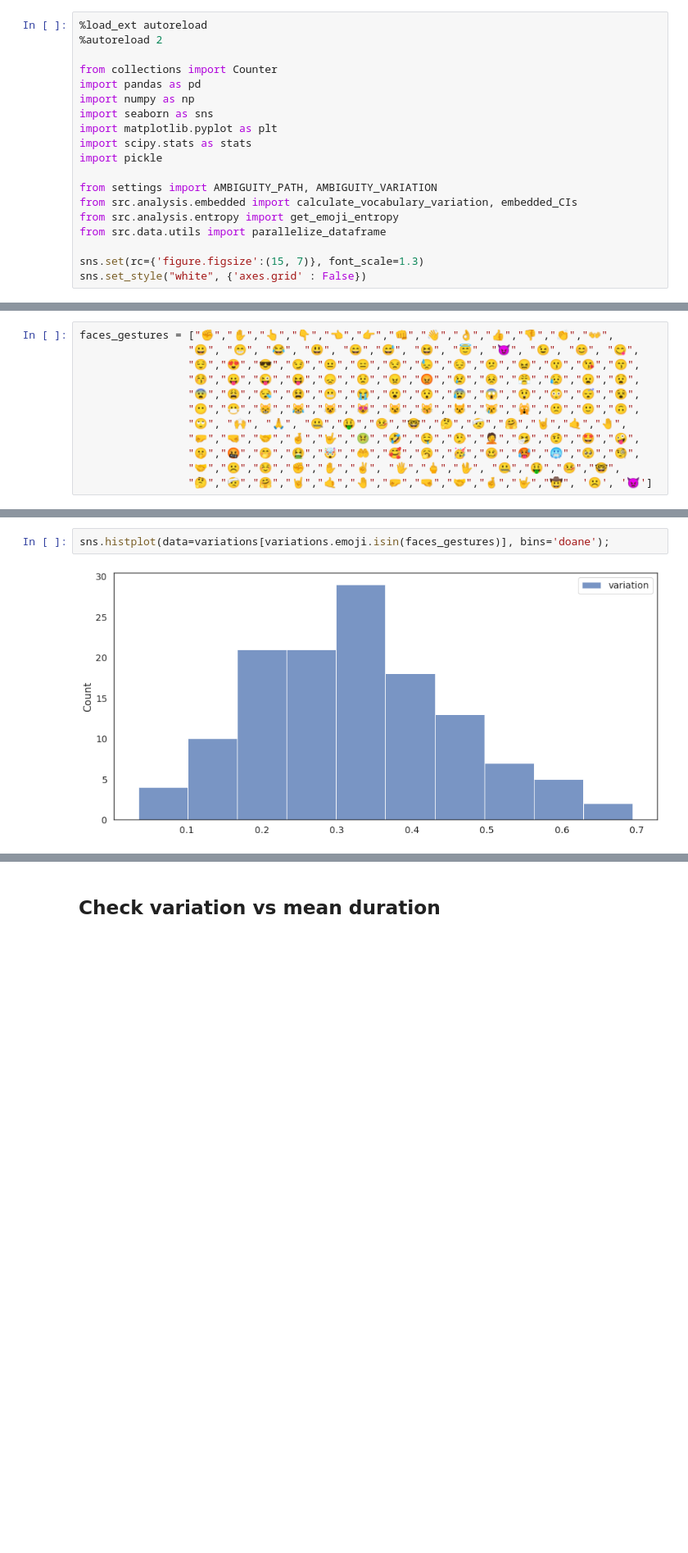
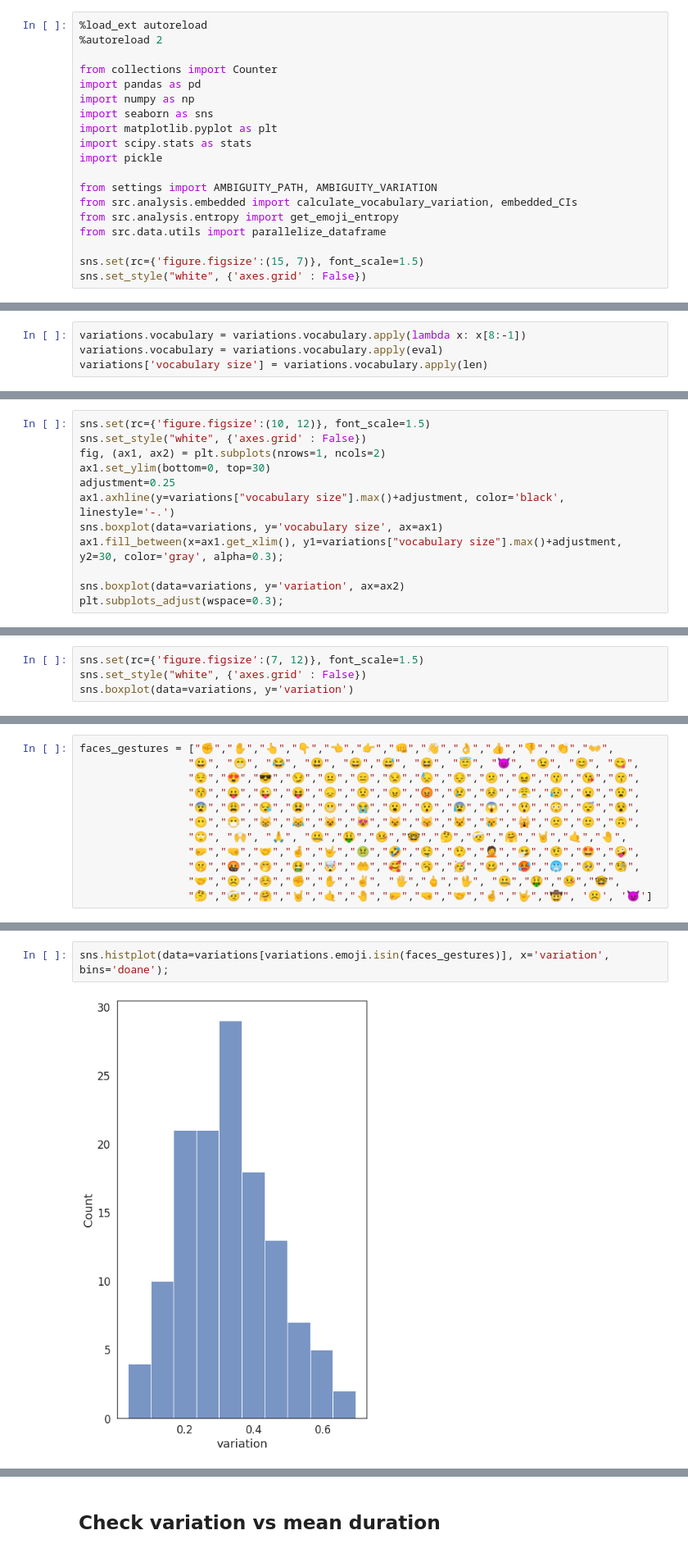
Before and after one commit to epfl-ada/emoji-ambiguity, a Jupyter notebook: notebooks/03_embedded_ambiguity.ipynb, the cells around one changed output, grey strips where cells are left out. Shown at 82% size. Drawn from its saved outputs; the diff is of its cells as text; blank space fills up the shorter version.

Commit message:
final paper plots start

```diff
--- a/notebooks/03_embedded_ambiguity.ipynb
+++ b/notebooks/03_embedded_ambiguity.ipynb
@@ -15,7 +15,7 @@ from src.analysis.embedded import calculate_vocabulary_variation, embedded_CIs
 from src.analysis.entropy import get_emoji_entropy
 from src.data.utils import parallelize_dataframe
 
-sns.set(rc={'figure.figsize':(15, 7)}, font_scale=1.3)
+sns.set(rc={'figure.figsize':(15, 7)}, font_scale=1.5)
 sns.set_style("white", {'axes.grid' : False})
 # %%
 variations = pd.read_csv(AMBIGUITY_VARIATION)
@@ -26,0 +26,4 @@ sns.histplot(data=variations.variation);
+# %%
+variations.vocabulary = variations.vocabulary.apply(lambda x: x[8:-1])
+variations.vocabulary = variations.vocabulary.apply(eval)
+variations['vocabulary size'] = variations.vocabulary.apply(len)
@@ -26,0 +39,12 @@ sns.histplot(data=variations.variation);
+# %%
+sns.set(rc={'figure.figsize':(10, 12)}, font_scale=1.5)
+sns.set_style("white", {'axes.grid' : False})
+fig, (ax1, ax2) = plt.subplots(nrows=1, ncols=2)
+ax1.set_ylim(bottom=0, top=30)
+adjustment=0.25
+ax1.axhline(y=variations["vocabulary size"].max()+adjustment, color='black', linestyle='-.')
+sns.boxplot(data=variations, y='vocabulary size', ax=ax1)
+ax1.fill_between(x=ax1.get_xlim(), y1=variations["vocabulary size"].max()+adjustment, y2=30, color='gray', alpha=0.3);
+
+sns.boxplot(data=variations, y='variation', ax=ax2)
+plt.subplots_adjust(wspace=0.3);
@@ -26,0 +67,4 @@ sns.histplot(data=variations.variation);
+# %%
+sns.set(rc={'figure.figsize':(7, 12)}, font_scale=1.5)
+sns.set_style("white", {'axes.grid' : False})
+sns.boxplot(data=variations, y='variation')
@@ -121,7 +170,7 @@ variations[variations.emoji.isin(faces_gestures)].describe()
 # %%
-sns.histplot(data=variations[variations.emoji.isin(faces_gestures)], bins='doane');
+sns.histplot(data=variations[variations.emoji.isin(faces_gestures)], x='variation', bins='doane');
 # %% [output]
-[figure, old version]
+[figure, new version]
 # %%
 measurements = np.random.normal(loc=20, scale=5, size=100)
 stats.probplot(variations[variations.emoji.isin(faces_gestures)].variation, dist="norm", plot=plt);
```
Also changed, not shown: parts of 31 cells of this notebook, 4 other files.
